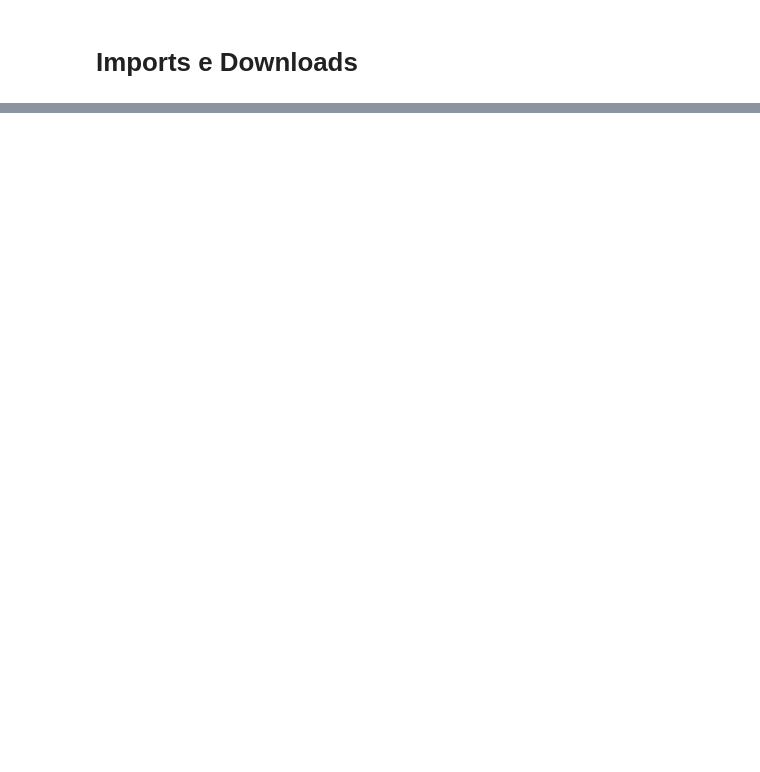
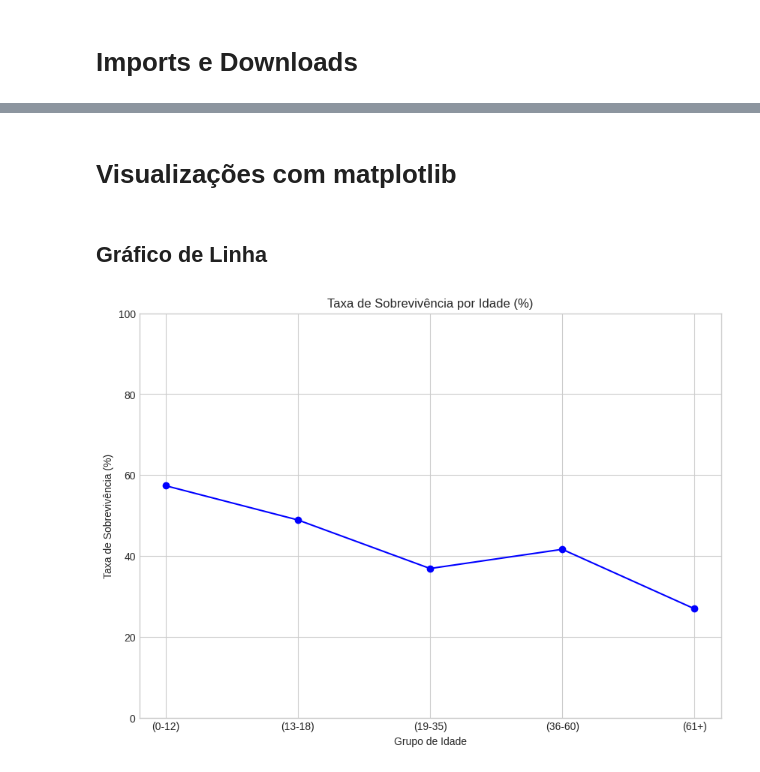
Before and after one commit to Faranha300/Atv-Analise-de-Dados, a Jupyter notebook: atv_analise_de_dados.ipynb, the cells around one changed output, grey strips where cells are left out. Drawn from its saved outputs; the diff is of its cells as text; code cells hidden in the pictures; blank space fills up the shorter version.

```diff
--- a/atv_analise_de_dados.ipynb
+++ b/atv_analise_de_dados.ipynb
@@ -23,3 +25,6 @@ Requirement already satisfied: six>=1.5 in /usr/local/lib/python3.11/dist-packag
 # %%
 import pandas as pd
 import matplotlib.pyplot as plt
+# %%
+url = "https://raw.githubusercontent.com/Faranha300/Atv-Analise-de-Dados/refs/heads/main/Titanic-Dataset.csv"
+df = pd.read_csv(url)
@@ -25,0 +78,22 @@ import matplotlib.pyplot as plt
+# %% [markdown]
+# Visualizações com matplotlib
+# %%
+plt.style.use('seaborn-v0_8-whitegrid')
+# %% [markdown]
+## Gráfico de Linha
+# %%
+plt.figure(figsize=(10, 7))
+bins = [0, 12, 18, 35, 60, 81]
+labels = ['(0-12)', '(13-18)', '(19-35)', '(36-60)', '(61+)']
+df['AgeGroup'] = pd.cut(df['Age'], bins=bins, labels=labels, right=False)
+survival_by_age_group = df.groupby('AgeGroup')['Survived'].mean() * 100
+
+plt.plot(survival_by_age_group.index, survival_by_age_group.values, marker='o', linestyle='-', color='b')
+plt.title('Taxa de Sobrevivência por Idade (%)')
+plt.ylabel('Taxa de Sobrevivência (%)')
+plt.xlabel('Grupo de Idade')
+plt.ylim(0, 100)
+plt.grid(True)
+plt.show()
+# %% [output]
+[figure, added]
```
Also changed, not shown: parts of 23 cells of this notebook.
